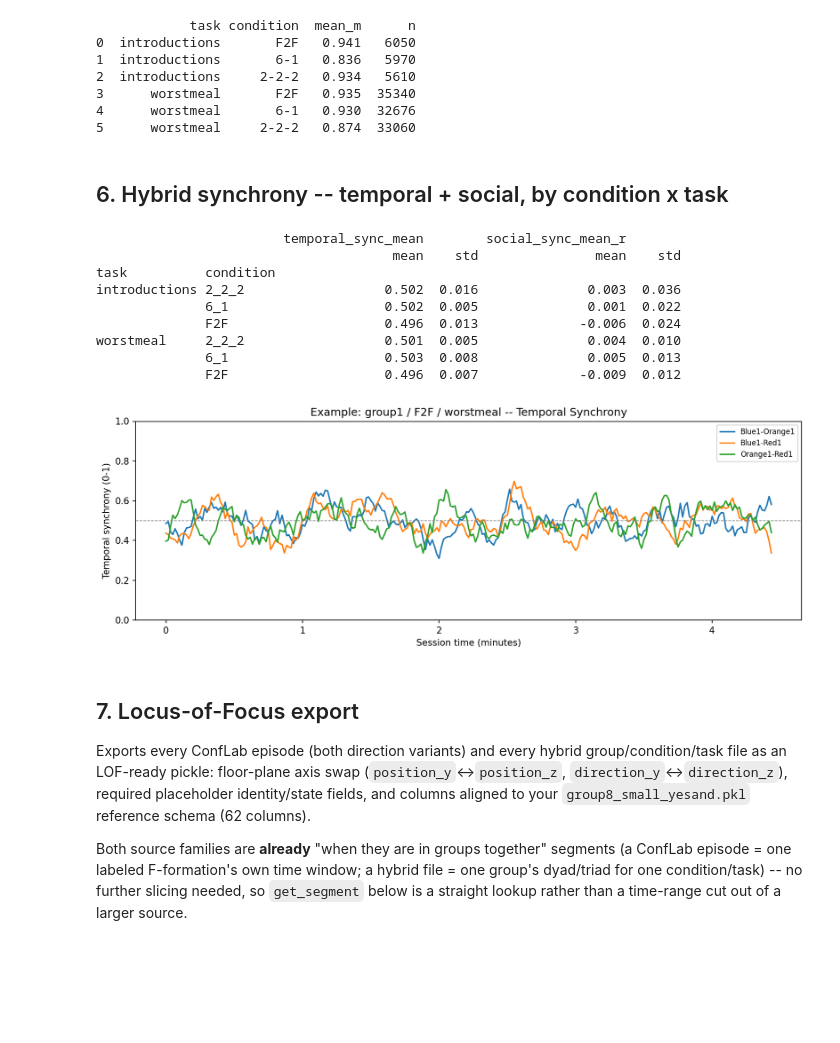
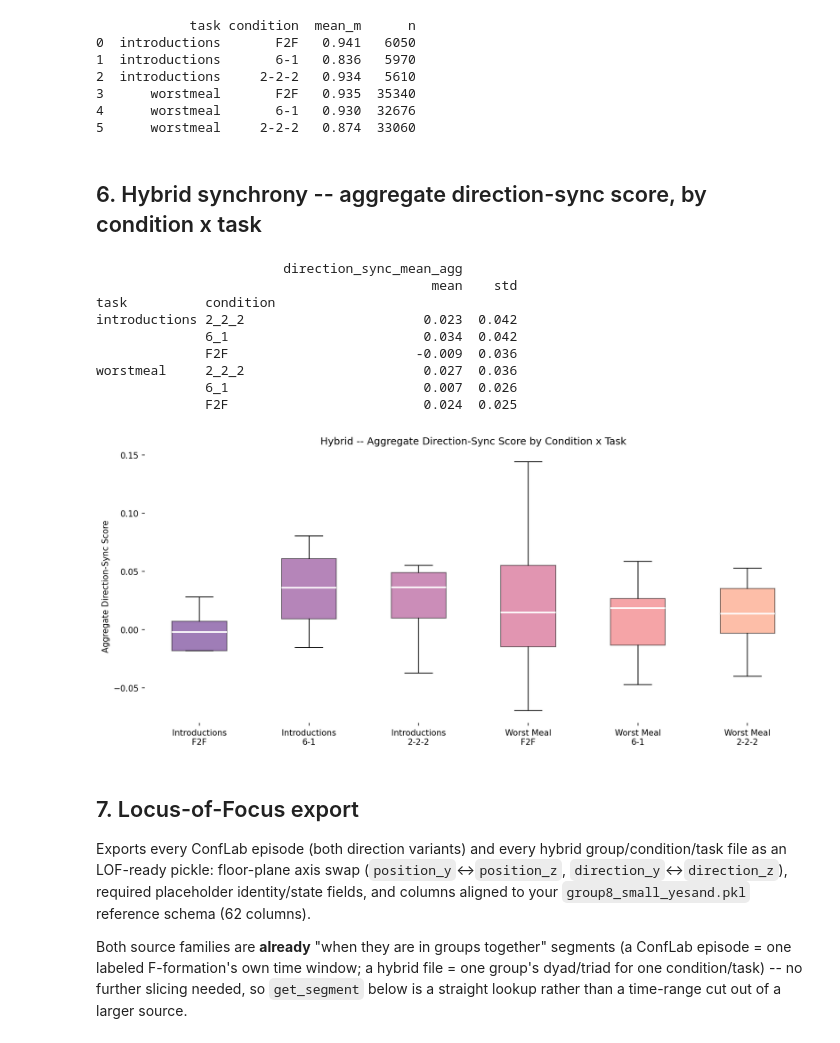
Before and after one commit to ross-johnstone/fusion-analysis, a Jupyter notebook: Notebooks/conflab_hybrid_group_analysis.ipynb, the cells around one changed output. Cells and saved outputs as stored; diff of their text form; code cells hidden in the pictures; blank space fills up the shorter version.

```diff
--- a/Notebooks/conflab_hybrid_group_analysis.ipynb
+++ b/Notebooks/conflab_hybrid_group_analysis.ipynb
@@ -270,7 +264,7 @@ Mean distance (m) by task x condition:
 4      worstmeal       6-1   0.930  32676
 5      worstmeal     2-2-2   0.874  33060
 # %% [markdown]
-## 6. Hybrid synchrony -- temporal + social, by condition x task
+## 6. Hybrid synchrony -- aggregate direction-sync score, by condition x task
 # %%
 rows = []
 for (gid, cond, task), g in hybrid_long.groupby(['group_id', 'condition', 'task']):
@@ -278,49 +272,47 @@ for (gid, cond, task), g in hybrid_long.groupby(['group_id', 'condition', 'task'
     if not np.isfinite(hz) or hz < 1:
         continue
     res = resample_session(g, rate_hz=hz)
-    ts = temporal_synchrony(res, fps=hz, window_s=SYNC_WINDOW_S)
-    ss = social_synchrony(res, fps=hz, window_s=SYNC_WINDOW_S)
+    ds = direction_sync_all_pairs(res)
     rows.append({
         'group_id': gid, 'condition': cond, 'task': task, 'native_hz': hz,
-        'temporal_sync_mean': ts['synchrony'].mean() if len(ts) else np.nan,
-        'social_sync_mean_r': ss['pearson_r'].mean() if len(ss) else np.nan,
+        'direction_sync_mean_agg': ds['corr_agg'].mean() if len(ds) else np.nan,
     })
 hybrid_sync_per_file = pd.DataFrame(rows)
 hybrid_sync_summary = (hybrid_sync_per_file
-                        .groupby(['task', 'condition'])[['temporal_sync_mean', 'social_sync_mean_r']]
+                        .groupby(['task', 'condition'])[['direction_sync_mean_agg']]
                         .agg(['mean', 'std']).round(3))
 hybrid_sync_summary
 # %% [output]
-                        temporal_sync_mean        social_sync_mean_r
-                                      mean    std               mean    std
+                        direction_sync_mean_agg
+                                           mean    std
 task          condition
-introductions 2_2_2                  0.502  0.016              0.003  0.036
-              6_1                    0.502  0.005              0.001  0.022
-              F2F                    0.496  0.013             -0.006  0.024
-worstmeal     2_2_2                  0.501  0.005              0.004  0.010
-              6_1                    0.503  0.008              0.005  0.013
-              F2F                    0.496  0.007             -0.009  0.012
+introductions 2_2_2                       0.023  0.042
+              6_1                         0.034  0.042
+              F2F                        -0.009  0.036
+worstmeal     2_2_2                       0.027  0.036
+              6_1                         0.007  0.026
+              F2F                         0.024  0.025
-# %%
-# Illustrative per-pair time series for one file (same style as the single-session notebook)
-example = hybrid_long[(hybrid_long.group_id == 'group1') & (hybrid_long.condition == 'F2F') & (hybrid_long.task == 'worstmeal')]
-hz = round(estimate_native_hz(example))
-res = resample_session(example, rate_hz=hz)
-ts = temporal_synchrony(res, fps=hz, window_s=SYNC_WINDOW_S)
-participants = sorted(example['participant_id'].unique())
-
-fig, ax = plt.subplots(figsize=(11, 4))
-for i, (pa, pb) in enumerate(all_pairs(participants)):
-    sub = ts[(ts.participant_a == pa) & (ts.participant_b == pb)]
-    roll = sub['synchrony'].rolling(10, center=True, min_periods=1).mean()
-    ax.plot(sub['session_time_s'] / 60.0, roll, label=f'{pa}-{pb}', linewidth=1.6)
-ax.axhline(0.5, color='gray', ls='--', lw=0.8)
-ax.set_xlabel('Session time (minutes)'); ax.set_ylabel('Temporal synchrony (0-1)')
-ax.set_title('Example: group1 / F2F / worstmeal -- Temporal Synchrony'); ax.set_ylim(0, 1); ax.legend(fontsize=8)
-plt.tight_layout()
-plt.savefig('hybrid_example_temporal_synchrony.png', dpi=150, bbox_inches='tight')
-plt.show()
-# %% [output]
-[figure, removed]
+# %%
+LEGEND_LABEL = {'F2F': 'F2F', '6_1': '6-1', '2_2_2': '2-2-2'}
+data_by_cell = {}
+for task, tlabel in [('introductions', 'Introductions'), ('worstmeal', 'Worst Meal')]:
+    for cond in HYBRID_CONDITIONS:
+        key = f'{tlabel}\n{LEGEND_LABEL[cond]}'
+        sub = hybrid_long[(hybrid_long.task == task) & (hybrid_long.condition == cond)]
+        pair_scores = []
+        for gid, gg in sub.groupby('group_id'):
+            hz = round(estimate_native_hz(gg))
+            res = resample_session(gg, rate_hz=hz)
+            pair_scores.append(direction_sync_all_pairs(res)['corr_agg'].to_numpy())
+        data_by_cell[key] = np.concatenate(pair_scores) if pair_scores else np.array([])
+
+fig, ax = plt.subplots(figsize=(12, 5.5))
+plot_sync_score_boxplot(ax, data_by_cell, 'Hybrid -- Aggregate Direction-Sync Score by Condition x Task')
+plt.tight_layout()
+plt.savefig('hybrid_dirsync_boxplot.png', dpi=150, bbox_inches='tight')
+plt.show()
+# %% [output]
+[figure, added]
 # %% [markdown]
 ## 7. Locus-of-Focus export
 
```
Also changed, not shown: parts of 7 cells of this notebook, 5 other files.
